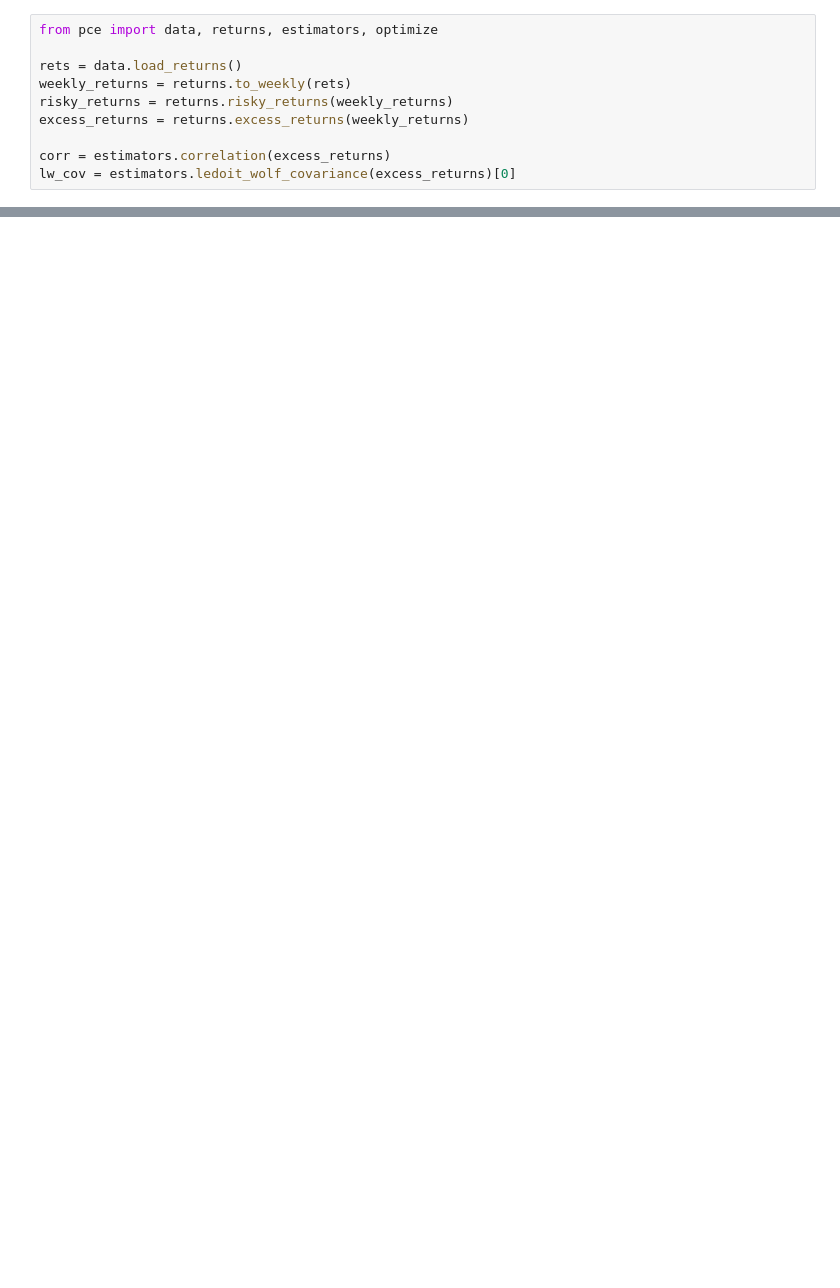
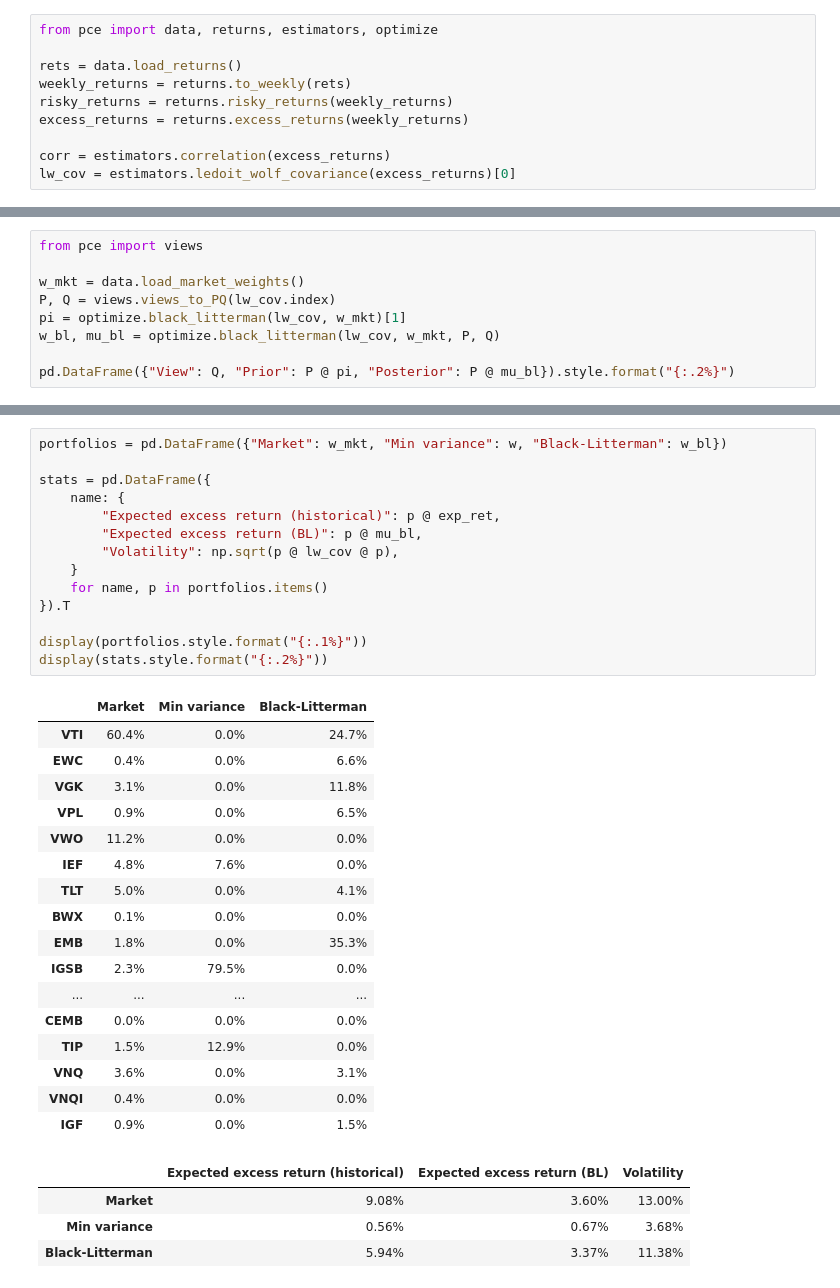
Before and after one commit to RithvikKolanu/portfolio-construction-model, a Jupyter notebook: notebooks/01_portfolio_construction.ipynb, the cells around one changed output, grey strips where cells are left out. Drawn from its saved outputs; the diff is of its cells as text; blank space fills up the shorter version.

Commit message:
black-litterman optimization

```diff
--- a/notebooks/01_portfolio_construction.ipynb
+++ b/notebooks/01_portfolio_construction.ipynb
@@ -46,0 +82,9 @@ optimize.min_variance(lw_cov)
+# %%
+from pce import views
+
+w_mkt = data.load_market_weights()
+P, Q = views.views_to_PQ(lw_cov.index)
+pi = optimize.black_litterman(lw_cov, w_mkt)[1]
+w_bl, mu_bl = optimize.black_litterman(lw_cov, w_mkt, P, Q)
+
+pd.DataFrame({"View": Q, "Prior": P @ pi, "Posterior": P @ mu_bl}).style.format("{:.2%}")
@@ -46,0 +100,36 @@ optimize.min_variance(lw_cov)
+# %%
+portfolios = pd.DataFrame({"Market": w_mkt, "Min variance": w, "Black-Litterman": w_bl})
+
+stats = pd.DataFrame({
+    name: {
+        "Expected excess return (historical)": p @ exp_ret,
+        "Expected excess return (BL)": p @ mu_bl,
+        "Volatility": np.sqrt(p @ lw_cov @ p),
+    }
+    for name, p in portfolios.items()
+}).T
+
+display(portfolios.style.format("{:.1%}"))
+display(stats.style.format("{:.2%}"))
+# %% [output]
+|  | Market | Min variance | Black-Litterman |
+| VTI | 60.4% | 0.0% | 24.7% |
+| EWC | 0.4% | 0.0% | 6.6% |
+| VGK | 3.1% | 0.0% | 11.8% |
+| VPL | 0.9% | 0.0% | 6.5% |
+| VWO | 11.2% | 0.0% | 0.0% |
+| IEF | 4.8% | 7.6% | 0.0% |
+| TLT | 5.0% | 0.0% | 4.1% |
+| BWX | 0.1% | 0.0% | 0.0% |
+| EMB | 1.8% | 0.0% | 35.3% |
+| IGSB | 2.3% | 79.5% | 0.0% |
+| ... | ... | ... | ... |
+| CEMB | 0.0% | 0.0% | 0.0% |
+| TIP | 1.5% | 12.9% | 0.0% |
+| VNQ | 3.6% | 0.0% | 3.1% |
+| VNQI | 0.4% | 0.0% | 0.0% |
+| IGF | 0.9% | 0.0% | 1.5% |
+|  | Expected excess return (historical) | Expected excess return (BL) | Volatility |
+| Market | 9.08% | 3.60% | 13.00% |
+| Min variance | 0.56% | 0.67% | 3.68% |
+| Black-Litterman | 5.94% | 3.37% | 11.38% |
```
Also changed, not shown: parts of 7 cells of this notebook, 6 other files.
